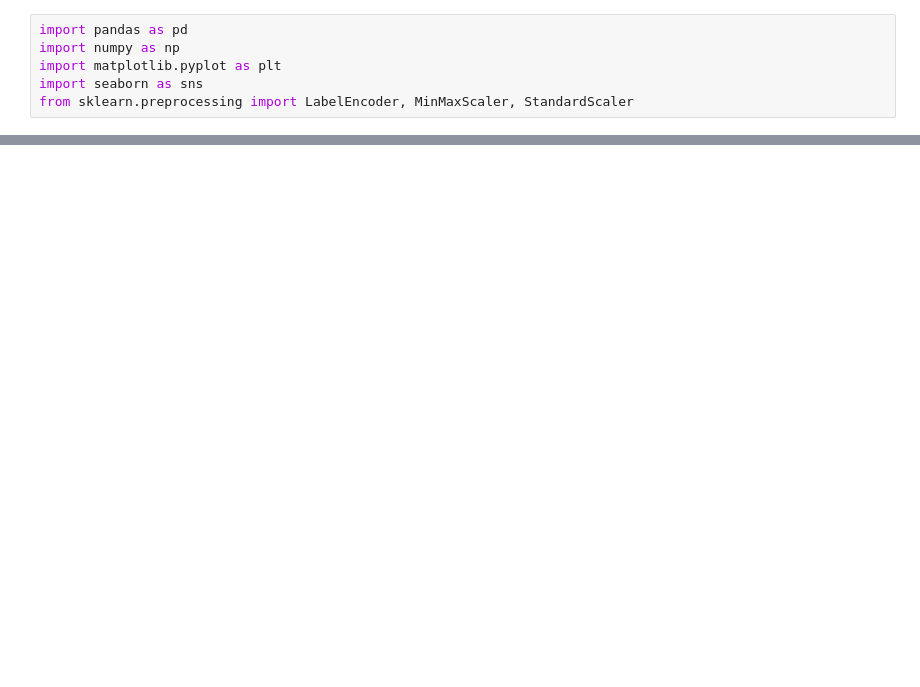
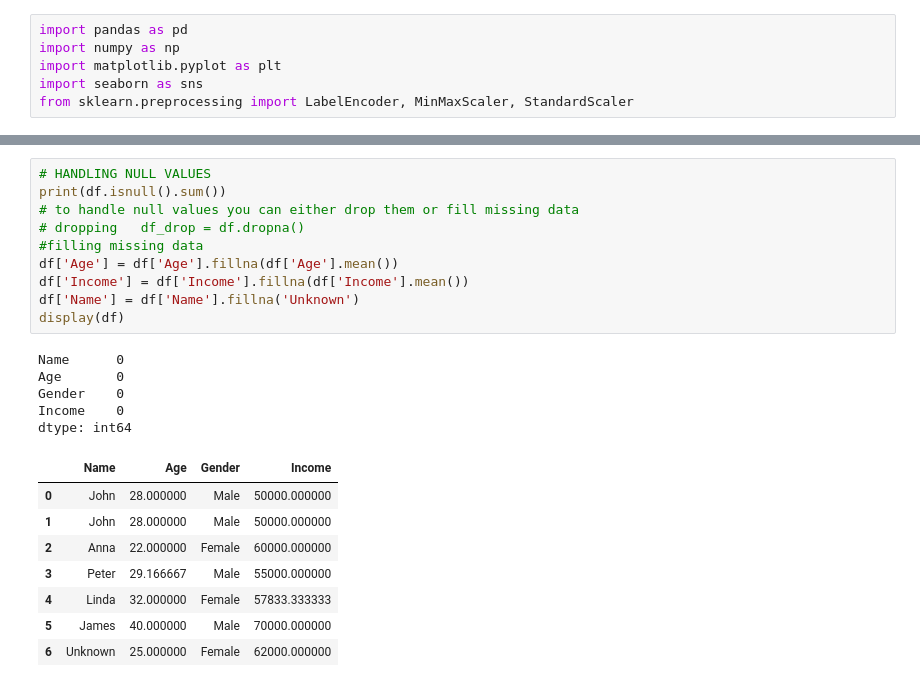
Before and after one commit to Storm00212/Data-manipulation-using-python, a Jupyter notebook: Simple_notebook_to_understand_dataset_cleaning_and_preprocessing.ipynb, the cells around one changed output, grey strips where cells are left out. Cells and saved outputs as stored; diff of their text form; blank space fills up the shorter version.

```diff
--- a/Simple_notebook_to_understand_dataset_cleaning_and_preprocessing.ipynb
+++ b/Simple_notebook_to_understand_dataset_cleaning_and_preprocessing.ipynb
@@ -34,0 +51,24 @@ dtype: int64
+# %%
+# HANDLING NULL VALUES
+print(df.isnull().sum())
+# to handle null values you can either drop them or fill missing data
+# dropping   df_drop = df.dropna()
+#filling missing data
+df['Age'] = df['Age'].fillna(df['Age'].mean())
+df['Income'] = df['Income'].fillna(df['Income'].mean())
+df['Name'] = df['Name'].fillna('Unknown')
+display(df)
+# %% [output]
+Name      0
+Age       0
+Gender    0
+Income    0
+dtype: int64
+|  | Name | Age | Gender | Income |
+| 0 | John | 28.000000 | Male | 50000.000000 |
+| 1 | John | 28.000000 | Male | 50000.000000 |
+| 2 | Anna | 22.000000 | Female | 60000.000000 |
+| 3 | Peter | 29.166667 | Male | 55000.000000 |
+| 4 | Linda | 32.000000 | Female | 57833.333333 |
+| 5 | James | 40.000000 | Male | 70000.000000 |
+| 6 | Unknown | 25.000000 | Female | 62000.000000 |
```
Also changed, not shown: parts of 4 cells of this notebook.
